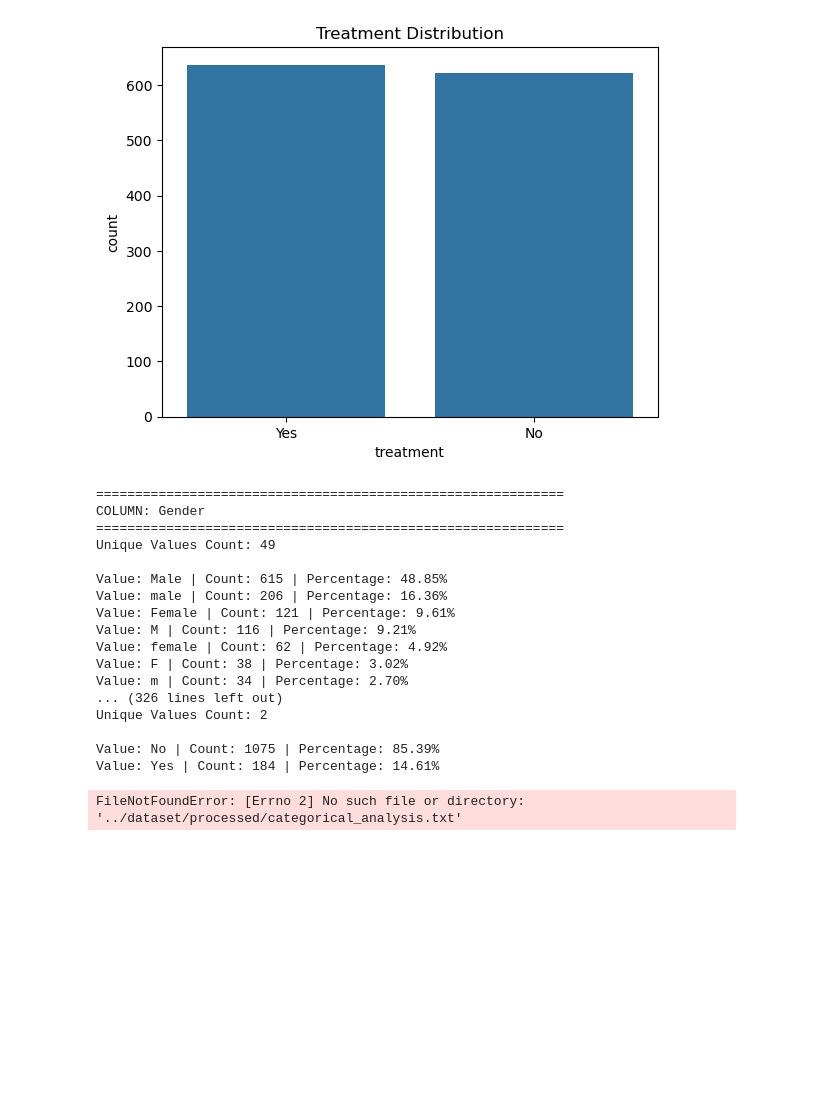
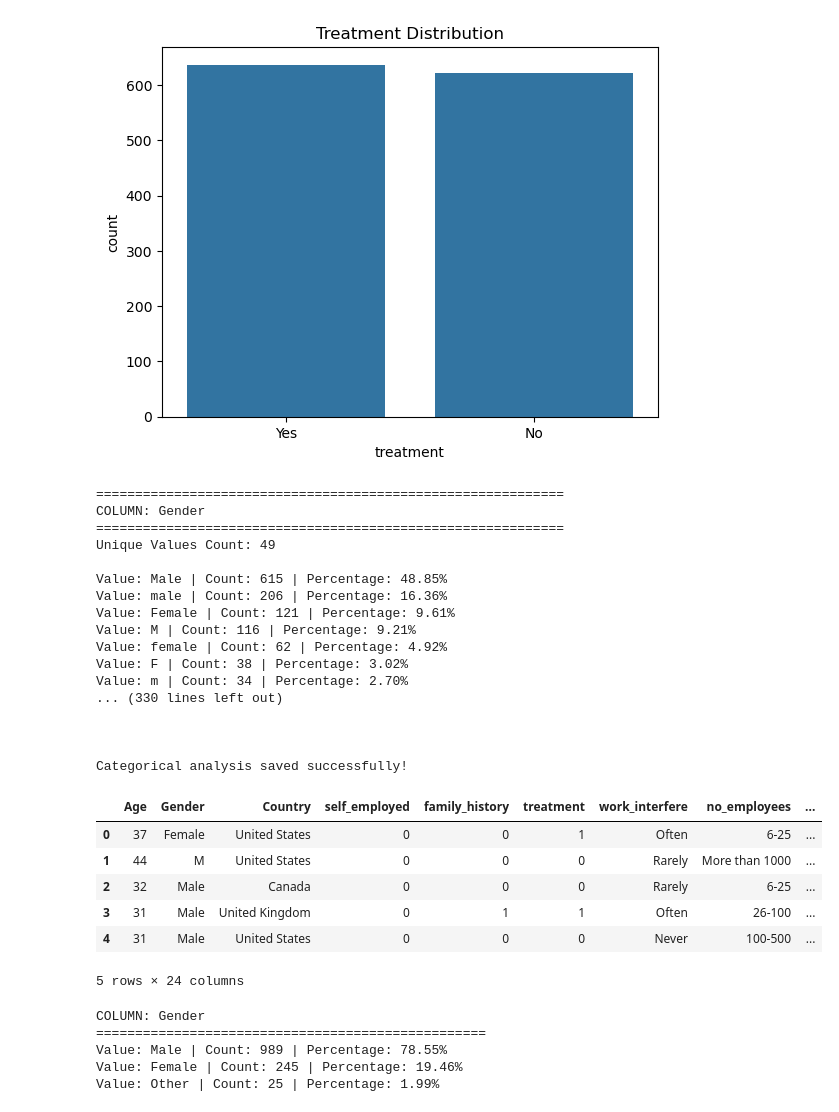
Before and after one commit to MLiyanage2005/NeuroHealth-ANN, a Jupyter notebook: notebooks/02_preprocessing.ipynb, the cells around one changed output. Cells and saved outputs as stored; diff of their text form; code cells hidden in the pictures; blank space fills up the shorter version.

```diff
--- a/notebooks/02_preprocessing.ipynb
+++ b/notebooks/02_preprocessing.ipynb
@@ -151,7 +151,7 @@ for col in cat_cols:
 # SAVE TO TXT FILE
 # =========================================
 with open(
-    "../dataset/processed/categorical_analysis.txt",
+    "categorical_analysis.txt",
     "w",
     encoding="utf-8"
 ) as f:
@@ -173,9 +173,34 @@ Value: M | Count: 116 | Percentage: 9.21%
 Value: female | Count: 62 | Percentage: 4.92%
 Value: F | Count: 38 | Percentage: 3.02%
 Value: m | Count: 34 | Percentage: 2.70%
-... (326 lines left out)
-Unique Values Count: 2
+... (330 lines left out)
 
-Value: No | Count: 1075 | Percentage: 85.39%
-Value: Yes | Count: 184 | Percentage: 14.61%
+
+
+Categorical analysis saved successfully!
-FileNotFoundError: [Errno 2] No such file or directory: '../dataset/processed/categorical_analysis.txt'
+# %%
+binary_cols = [
+    "self_employed",
+    "family_history",
+    "treatment",
+    "remote_work",
+    "tech_company",
+    "obs_consequence"
+]
+
+for col in binary_cols:
+
+    df[col] = df[col].map({
+        "Yes": 1,
+        "No": 0
+    })
+# %%
+df.head()
+# %% [output]
+|  | Age | Gender | Country | self_employed | family_history | treatment | work_interfere | no_employees | ... |
+| 0 | 37 | Female | United States | 0 | 0 | 1 | Often | 6-25 | ... |
+| 1 | 44 | M | United States | 0 | 0 | 0 | Rarely | More than 1000 | ... |
+| 2 | 32 | Male | Canada | 0 | 0 | 0 | Rarely | 6-25 | ... |
+| 3 | 31 | Male | United Kingdom | 0 | 1 | 1 | Often | 26-100 | ... |
+| 4 | 31 | Male | United States | 0 | 0 | 0 | Never | 100-500 | ... |
+5 rows × 24 columns
@@ -181,0 +262,17 @@ FileNotFoundError: [Errno 2] No such file or directory: '../dataset/processed/ca
+# %%
+column_name = "Gender"   # change column name here
+
+counts = df[column_name].value_counts(dropna=False)
+percentages = (counts / len(df)) * 100
+
+print(f"\nCOLUMN: {column_name}")
+print("=" * 50)
+
+for value, count in counts.items():
+    print(f"Value: {value} | Count: {count} | Percentage: {percentages[value]:.2f}%")
+# %% [output]
+COLUMN: Gender
+==================================================
+Value: Male | Count: 989 | Percentage: 78.55%
+Value: Female | Count: 245 | Percentage: 19.46%
+Value: Other | Count: 25 | Percentage: 1.99%
```
Also changed, not shown: parts of 31 cells of this notebook, 2 other files.
